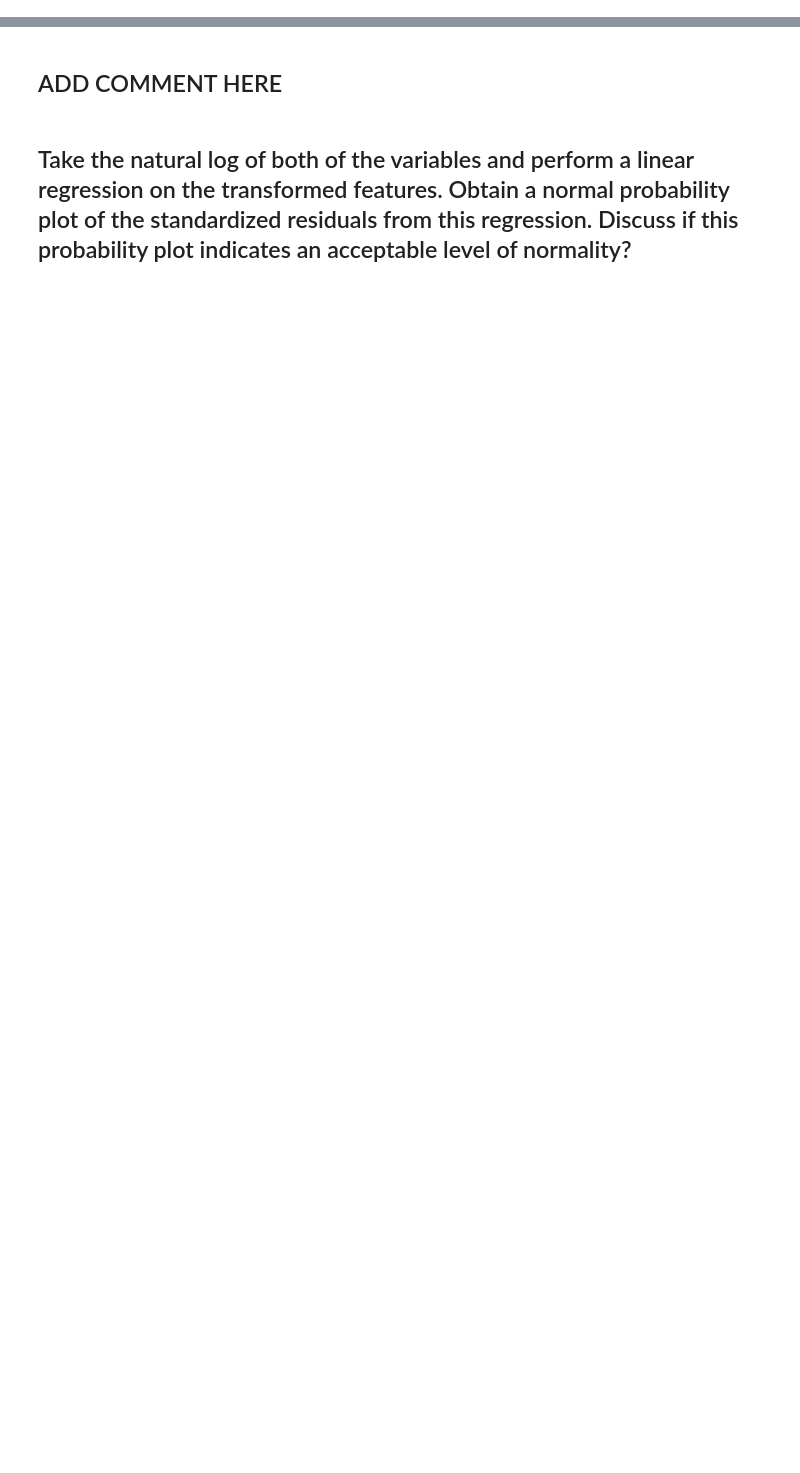
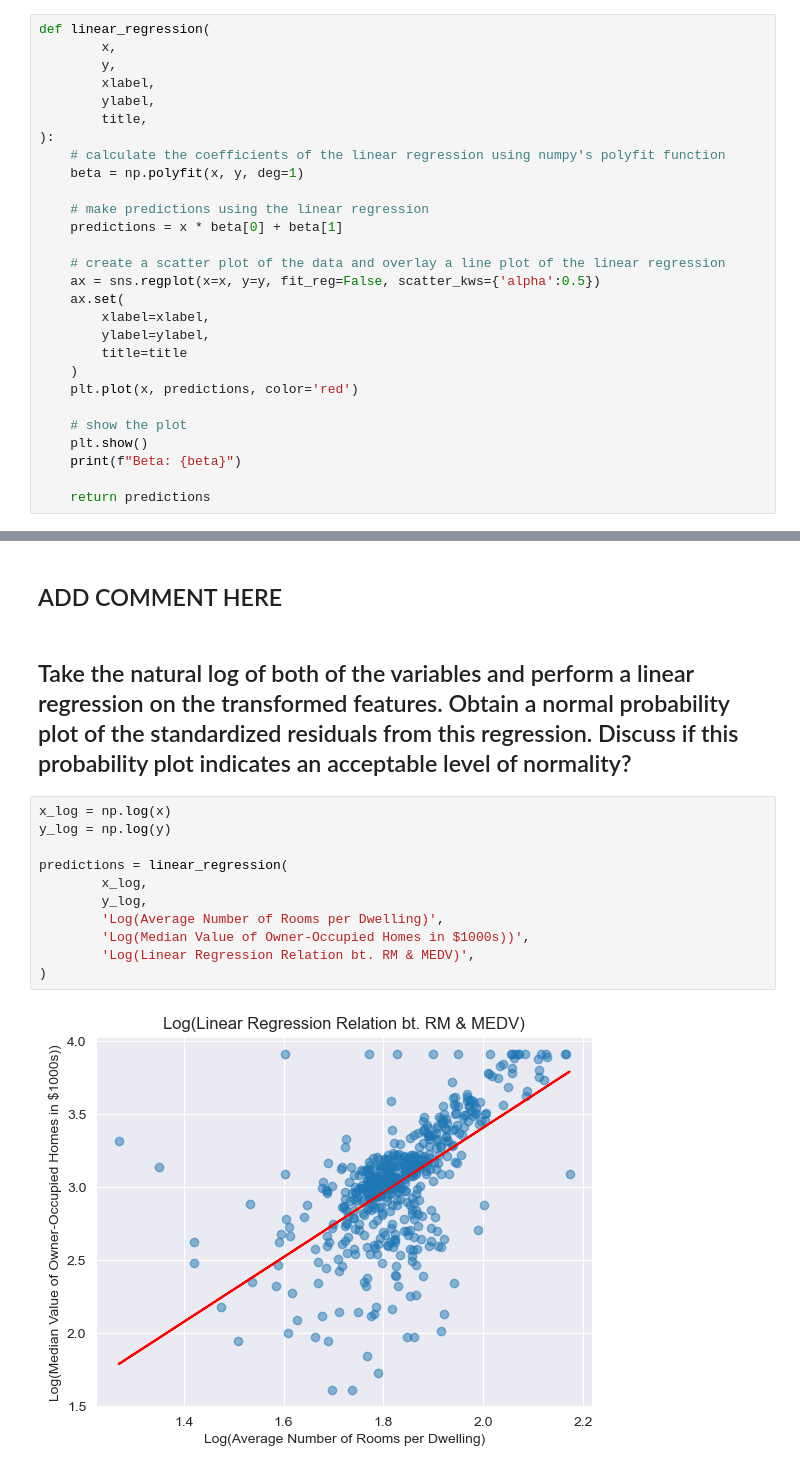
Before and after one commit to laszkiewiczp/PAD-project, a Jupyter notebook: Boston Housing Dataset.ipynb, the cells around one changed output, grey strips where cells are left out. Drawn from its saved outputs; the diff is of its cells as text; blank space fills up the shorter version.

```diff
--- a/Boston Housing Dataset.ipynb
+++ b/Boston Housing Dataset.ipynb
@@ -60,3 +60,31 @@ ax.set(xlabel='TAX', ylabel='MEDV')
 # %% [markdown]
 ## b) Build a linear regression of one of the features over the other. Obtain a normal probability plot of the standardized residuals from this regression. Does the normal probability plot indicate acceptable normality, or is there any skewness? If a skewness, what is the type of it?
+# %%
+def linear_regression(
+        x,
+        y,
+        xlabel,
+        ylabel,
+        title,
+):
+    # calculate the coefficients of the linear regression using numpy's polyfit function
+    beta = np.polyfit(x, y, deg=1)
+
+    # make predictions using the linear regression
+    predictions = x * beta[0] + beta[1]
+
+    # create a scatter plot of the data and overlay a line plot of the linear regression
+    ax = sns.regplot(x=x, y=y, fit_reg=False, scatter_kws={'alpha':0.5})
+    ax.set(
+        xlabel=xlabel,
+        ylabel=ylabel,
+        title=title
+    )
+    plt.plot(x, predictions, color='red')
+
+    # show the plot
+    plt.show()
+    print(f"Beta: {beta}")
+
+    return predictions
 # %%
@@ -94,3 +118,16 @@ plt.show()
 ## ADD COMMENT HERE
 # %% [markdown]
 ## Take the natural log of both of the variables and perform a linear regression on the transformed features. Obtain a normal probability plot of the standardized residuals from this regression. Discuss if this probability plot indicates an acceptable level of normality?
+# %%
+x_log = np.log(x)
+y_log = np.log(y)
+
+predictions = linear_regression(
+        x_log,
+        y_log,
+        'Log(Average Number of Rooms per Dwelling)',
+        'Log(Median Value of Owner-Occupied Homes in $1000s))',
+        'Log(Linear Regression Relation bt. RM & MEDV)',
+)
+# %% [output]
+[figure, added]
```
Also changed, not shown: parts of 6 cells of this notebook.
